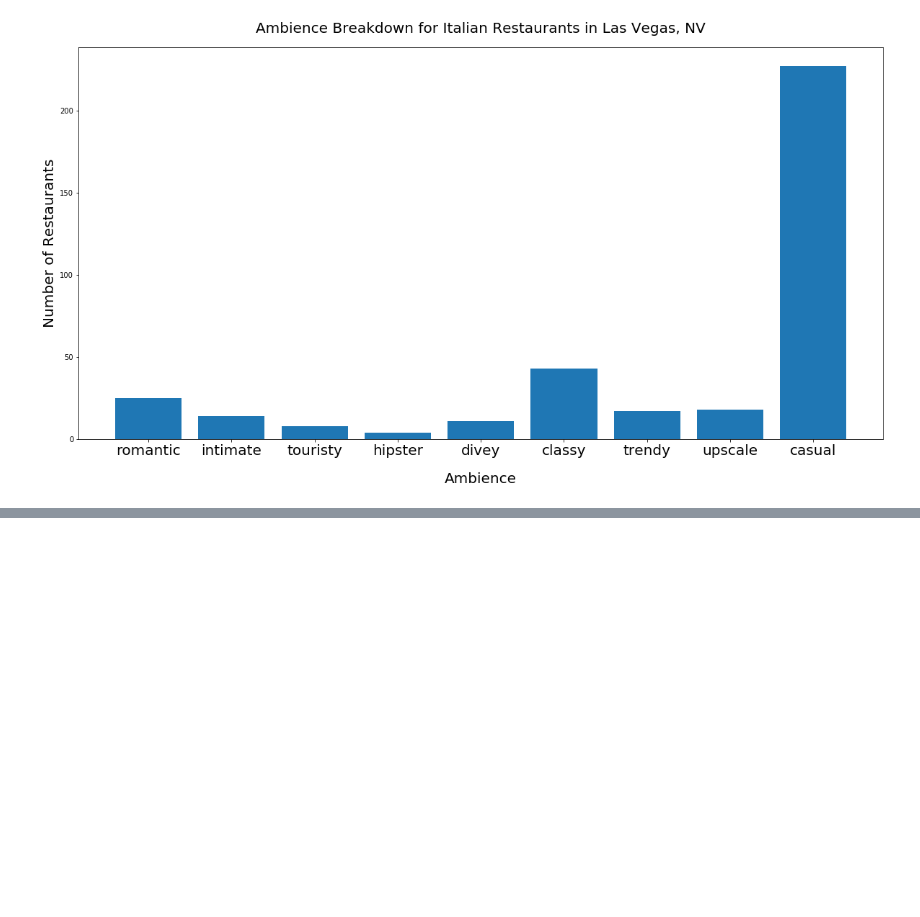
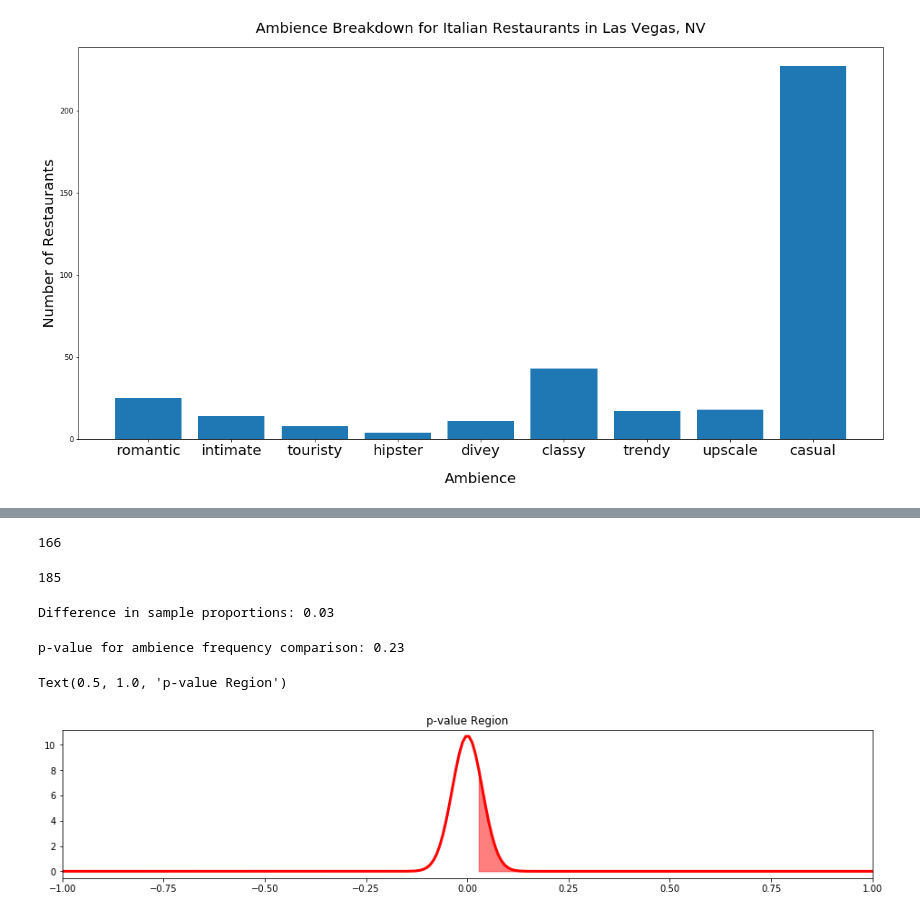
Before and after one commit to yueweng/restaurant-reviews, a Jupyter notebook: project.ipynb, the cells around one changed output, grey strips where cells are left out. Saved outputs shown, nothing was run; the diff lists cells and outputs as text; code cells hidden in the pictures; blank space fills up the shorter version.

```diff
--- a/project.ipynb
+++ b/project.ipynb
@@ -1512,0 +1780,52 @@ plt.savefig('images/ambience_las_vegas.png', bbox_inches = "tight")
+# %%
+rc_success = 0
+
+for ele in rc_sample:
+    if ele >= 4.0:
+        rc_success += 1
+
+rc_success
+# %% [output]
+166
+# %%
+ut_success = 0
+
+for ele in ut_sample:
+    if ele >= 4.0:
+        ut_success += 1
+
+ut_success
+# %% [output]
+185
+# %%
+rc_sample_freq = rc_success / 351
+ut_sample_freq = ut_success / 370
+
+difference_in_sample_proportions = ut_sample_freq - rc_sample_freq
+print("Difference in sample proportions: {:2.2f}".format(difference_in_sample_proportions))
+# %% [output]
+Difference in sample proportions: 0.03
+# %%
+import scipy.stats as stats
+shared_sample_freq = (rc_success + ut_success) / (351 + 370)
+shared_sample_variance = (351 + 370) * (shared_sample_freq * (1 - shared_sample_freq)) / (351 * 370)
+
+difference_in_proportions = stats.norm(0, np.sqrt(shared_sample_variance))
+# %%
+p_value = 1 - difference_in_proportions.cdf(difference_in_sample_proportions)
+print("p-value for ambience frequency comparison: {:2.2f}".format(p_value))
+# %% [output]
+p-value for ambience frequency comparison: 0.23
+# %%
+
+fig, ax = plt.subplots(1, figsize=(16, 3))
+
+x = np.linspace(-1, 1, num=250)
+ax.plot(x, difference_in_proportions.pdf(x), linewidth=3, color='red')
+ax.fill_between(x, difference_in_proportions.pdf(x), where=(x >= difference_in_sample_proportions),
+                color="red", alpha=0.5)
+ax.set_xlim(-1, 1)
+ax.set_title("p-value Region")
+# %% [output]
+Text(0.5, 1.0, 'p-value Region')
+[figure, added]
```
Also changed, not shown: parts of 20 cells of this notebook, 2 other files.
